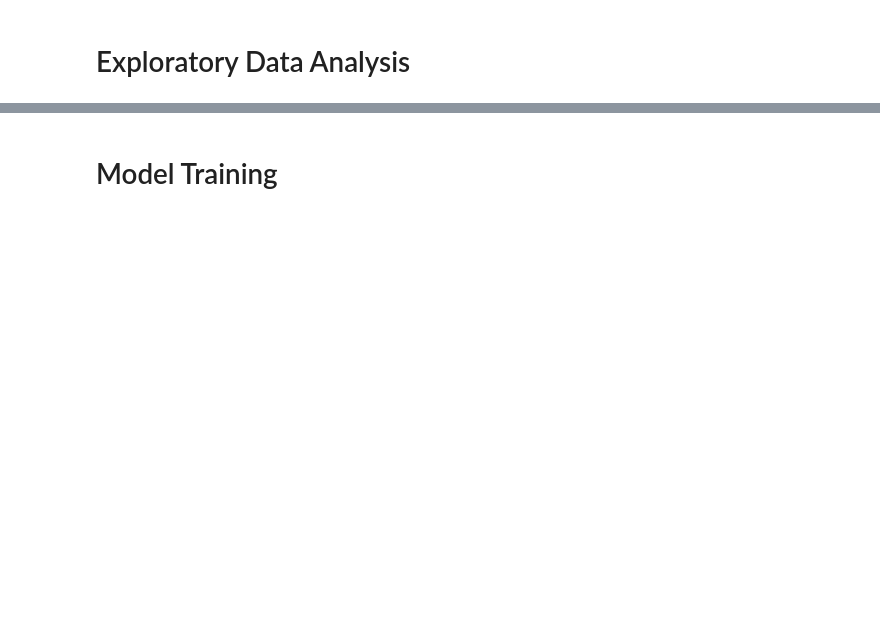
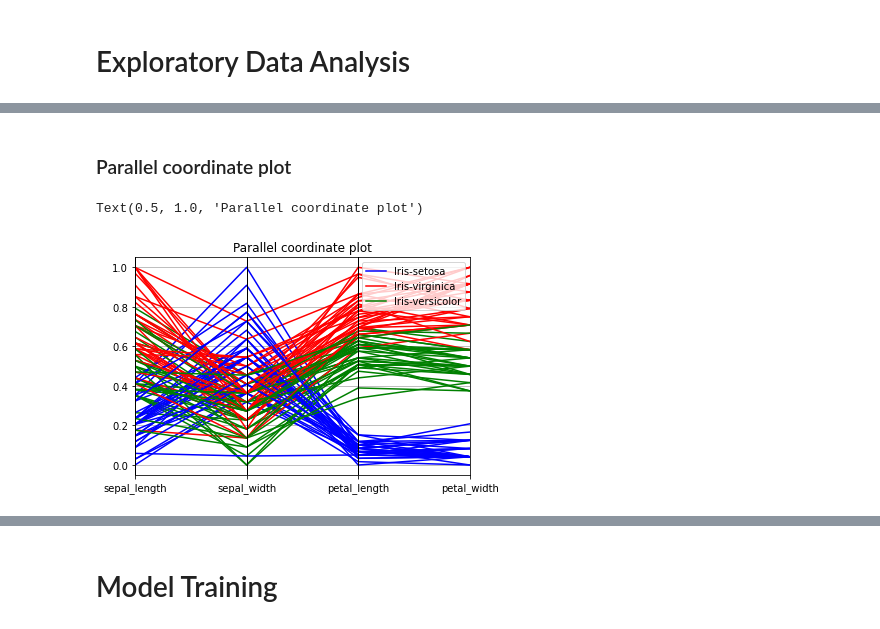
Before and after one commit to GDSC-MITADT-Hacktoberfest2021/Hacktoberfest2021, a Jupyter notebook: MLProjects/IrisClassifier/IrisClassifier.ipynb, the cells around one changed output, grey strips where cells are left out. Drawn from its saved outputs; the diff is of its cells as text; code cells hidden in the pictures; blank space fills up the shorter version.

```diff
--- a/MLProjects/IrisClassifier/IrisClassifier.ipynb
+++ b/MLProjects/IrisClassifier/IrisClassifier.ipynb
@@ -65,0 +139,8 @@ data.describe()
+# %% [markdown]
+### Parallel coordinate plot
+# %%
+pd.plotting.parallel_coordinates(train, "species", color = ['blue', 'red', 'green'])
+plt.title("Parallel coordinate plot")
+# %% [output]
+Text(0.5, 1.0, 'Parallel coordinate plot')
+[figure, added]
```
Also changed, not shown: parts of 15 cells of this notebook, 1 other file.
